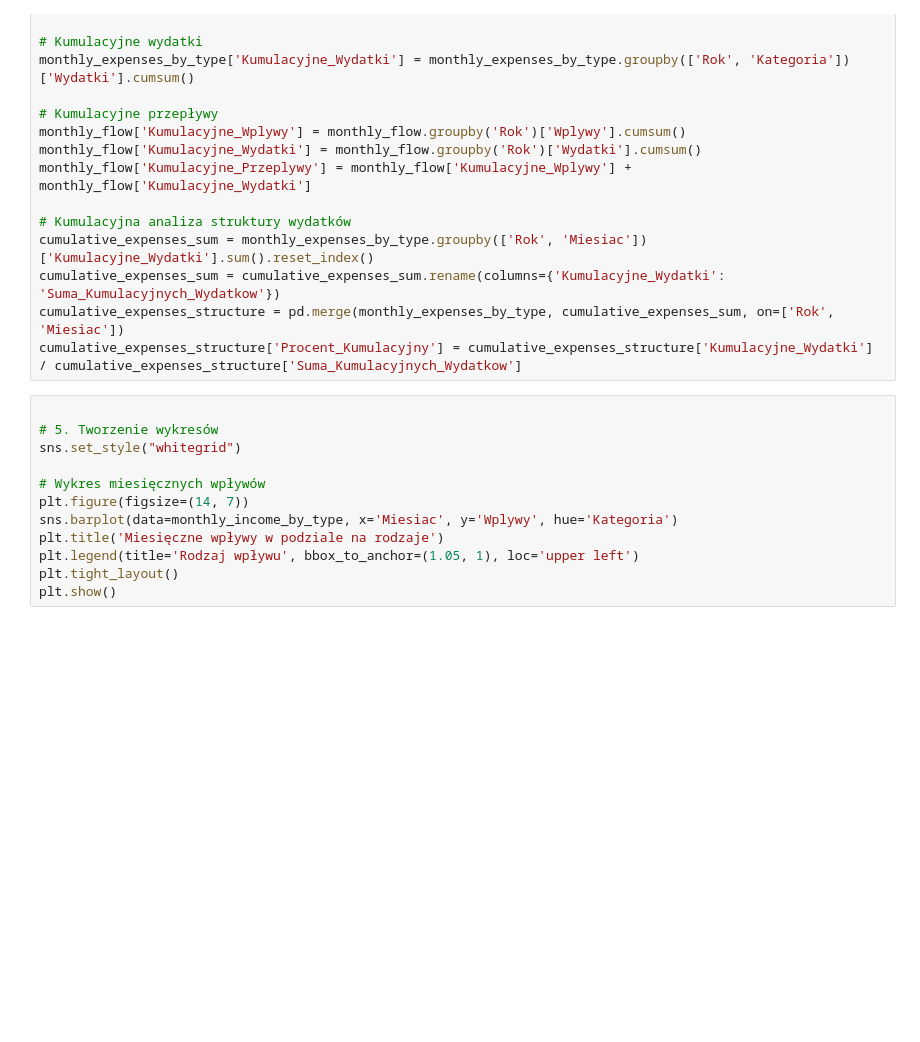
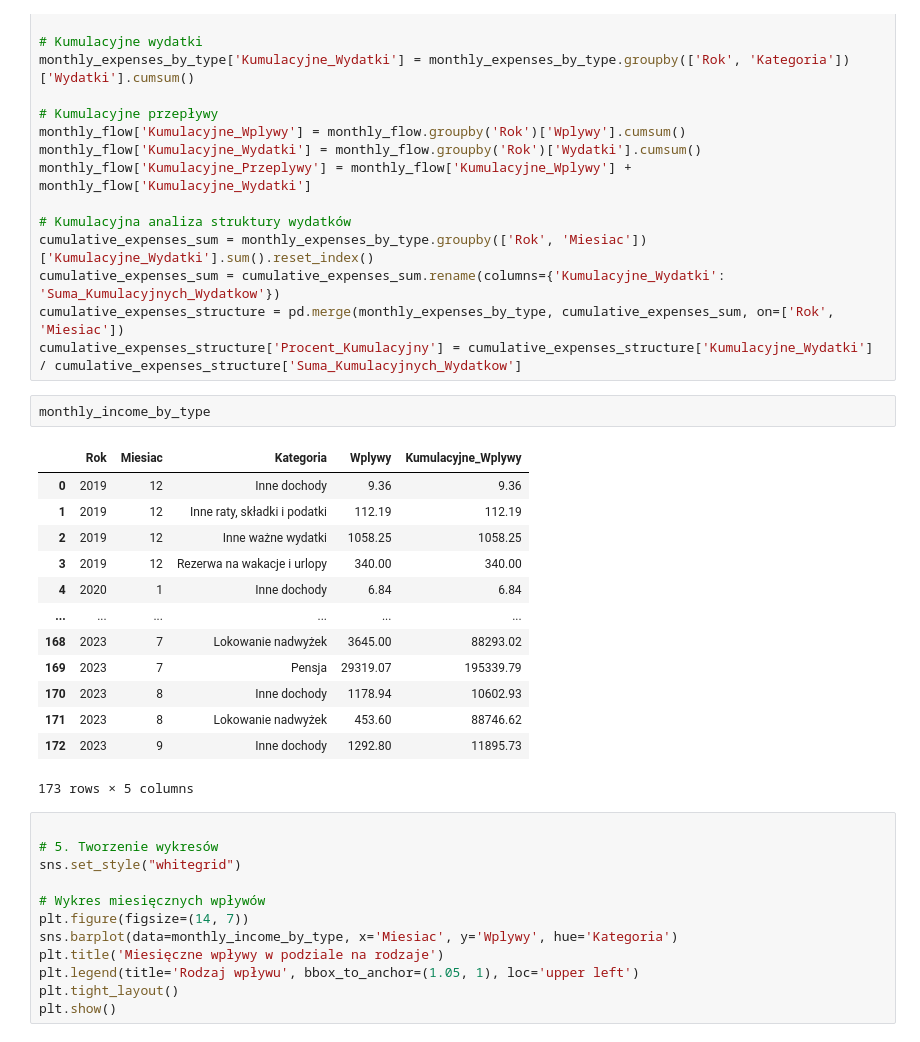
Before and after one commit to TGusciora/Python, a Jupyter notebook: DecisionTracker/001_TG_DecisionTracker.ipynb, the cells around one changed output. Cells and saved outputs as stored; diff of their text form; blank space fills up the shorter version.

```diff
--- a/DecisionTracker/001_TG_DecisionTracker.ipynb
+++ b/DecisionTracker/001_TG_DecisionTracker.ipynb
@@ -287,6 +234,22 @@ cumulative_expenses_sum = monthly_expenses_by_type.groupby(['Rok', 'Miesiac'])['
 cumulative_expenses_sum = cumulative_expenses_sum.rename(columns={'Kumulacyjne_Wydatki': 'Suma_Kumulacyjnych_Wydatkow'})
 cumulative_expenses_structure = pd.merge(monthly_expenses_by_type, cumulative_expenses_sum, on=['Rok', 'Miesiac'])
 cumulative_expenses_structure['Procent_Kumulacyjny'] = cumulative_expenses_structure['Kumulacyjne_Wydatki'] / cumulative_expenses_structure['Suma_Kumulacyjnych_Wydatkow']
+# %%
+monthly_income_by_type
+# %% [output]
+|  | Rok | Miesiac | Kategoria | Wplywy | Kumulacyjne_Wplywy |
+| 0 | 2019 | 12 | Inne dochody | 9.36 | 9.36 |
+| 1 | 2019 | 12 | Inne raty, składki i podatki | 112.19 | 112.19 |
+| 2 | 2019 | 12 | Inne ważne wydatki | 1058.25 | 1058.25 |
+| 3 | 2019 | 12 | Rezerwa na wakacje i urlopy | 340.00 | 340.00 |
+| 4 | 2020 | 1 | Inne dochody | 6.84 | 6.84 |
+| ... | ... | ... | ... | ... | ... |
+| 168 | 2023 | 7 | Lokowanie nadwyżek | 3645.00 | 88293.02 |
+| 169 | 2023 | 7 | Pensja | 29319.07 | 195339.79 |
+| 170 | 2023 | 8 | Inne dochody | 1178.94 | 10602.93 |
+| 171 | 2023 | 8 | Lokowanie nadwyżek | 453.60 | 88746.62 |
+| 172 | 2023 | 9 | Inne dochody | 1292.80 | 11895.73 |
+173 rows × 5 columns
 # %%
 
 # 5. Tworzenie wykresów
```
Also changed, not shown: parts of 9 cells of this notebook, 1 other file.
